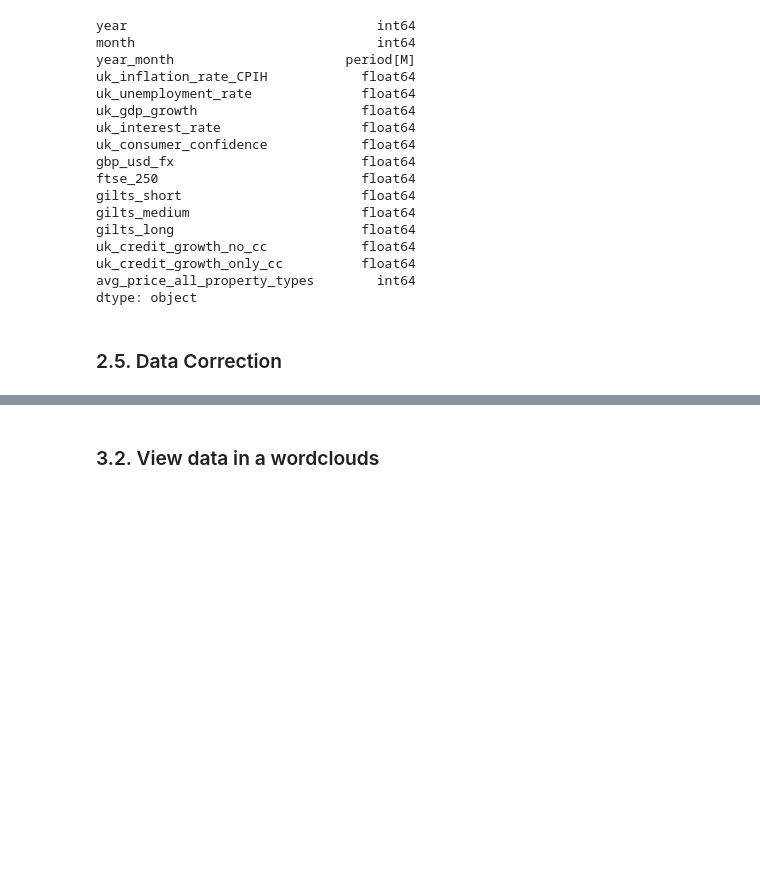
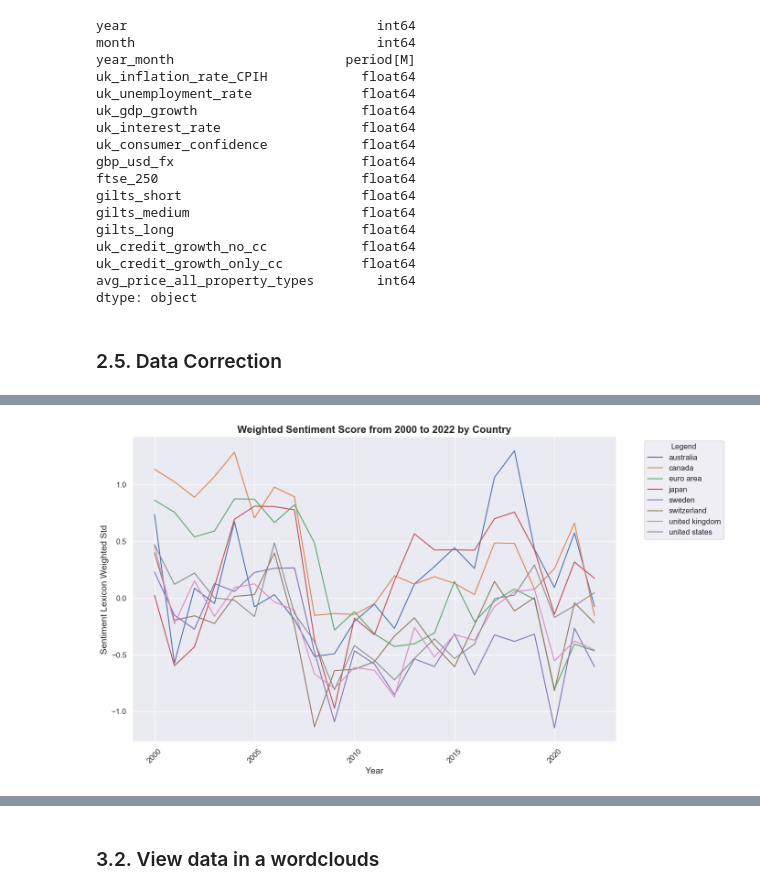
Before and after one commit to L-bot355/AnalytIQ, a Jupyter notebook: 250516_Karin_BoE_EDA.ipynb, the cells around one changed output, grey strips where cells are left out. Cells and saved outputs as stored; diff of their text form; code cells hidden in the pictures; blank space fills up the shorter version.

```diff
--- a/250516_Karin_BoE_EDA.ipynb
+++ b/250516_Karin_BoE_EDA.ipynb
@@ -718,0 +822,10 @@ display(speeches[speeches['author'].str.lower() == 'george'].head())
+# %%
+# Remove unnecessary columns
+speeches_short = speeches[['reference', 'country', 'date_format', 'year_month', 'year',
+       'year_month_dt', 'title', 'author', 'is_gov', 'text', 'text_lemmatised',
+       'text_lemmatised_str', 'word_count_text', 'word_count_text_cleaned',
+       'sentiment_lexicon_simple', 'sentiment_lexicon_simple_std', 'sentiment_lexicon_weighted',
+       'sentiment_lexicon_weighted_std']]
+
+# View the DataFrame
+speeches_short.head()
@@ -718,0 +907,6 @@ display(speeches[speeches['author'].str.lower() == 'george'].head())
+# %%
+# Create separate DataFrame to filter for 2000 to 2022
+speeches_2000_2022 = speeches_short[(speeches_short['year'] >= 2000) & (speeches_short['year'] <= 2022)]
+
+# View the DataFrame
+speeches_2000_2022
@@ -775,0 +983,10 @@ boe_speeches.head()
+# %%
+# Group average sentiment data by year
+speeches_yearly_filtered = speeches_2000_2022.groupby(['year', 'country'])[['sentiment_lexicon_simple', \
+                                                                            'sentiment_lexicon_simple_std', \
+                                                                            'sentiment_lexicon_weighted', \
+                                                                            'sentiment_lexicon_weighted_std'\
+                                                                           ]].mean().reset_index()
+
+# View the DataFrame
+speeches_yearly_filtered.head()
@@ -775,0 +1259,6 @@ boe_speeches.head()
+# %%
+generate_multi_lineplot(speeches_yearly_filtered, x_axis='year', y_axis='sentiment_lexicon_weighted_std', hue='country', \
+                        title= 'Weighted Sentiment Score from 2000 to 2022 by Country', date=None, ylim=None, \
+                            save_path=None, errorbar=None, events=None)
+# %% [output]
+[figure, added]
```
Also changed, not shown: parts of 228 cells of this notebook.
